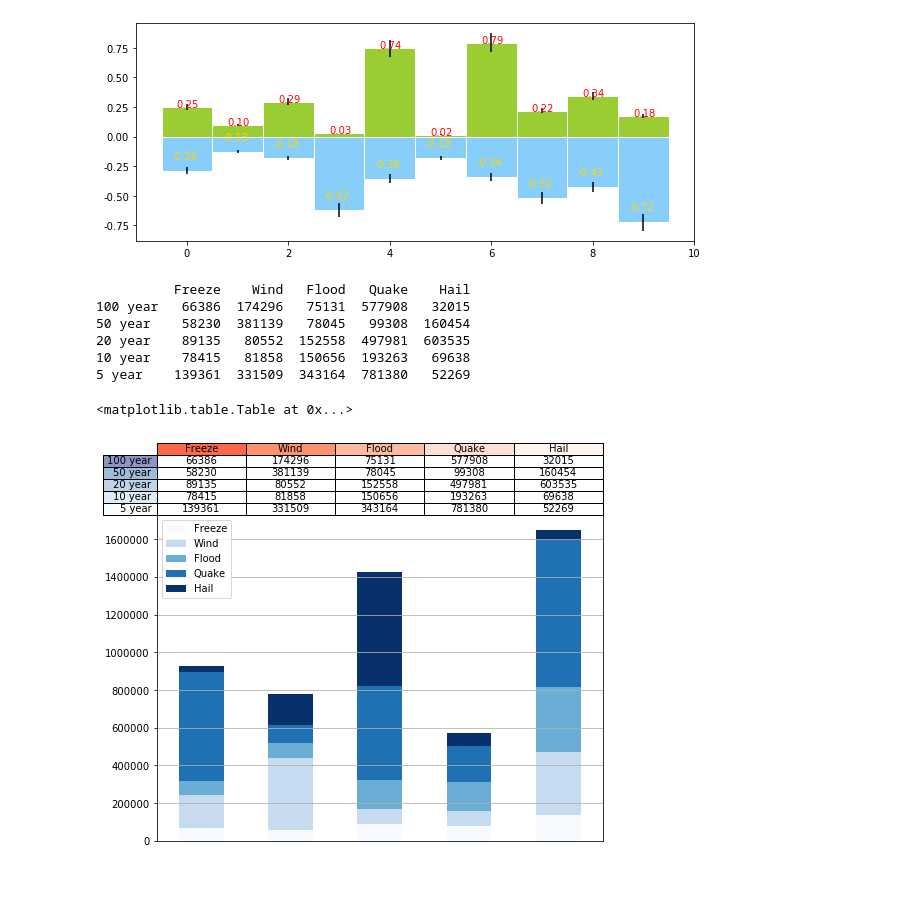
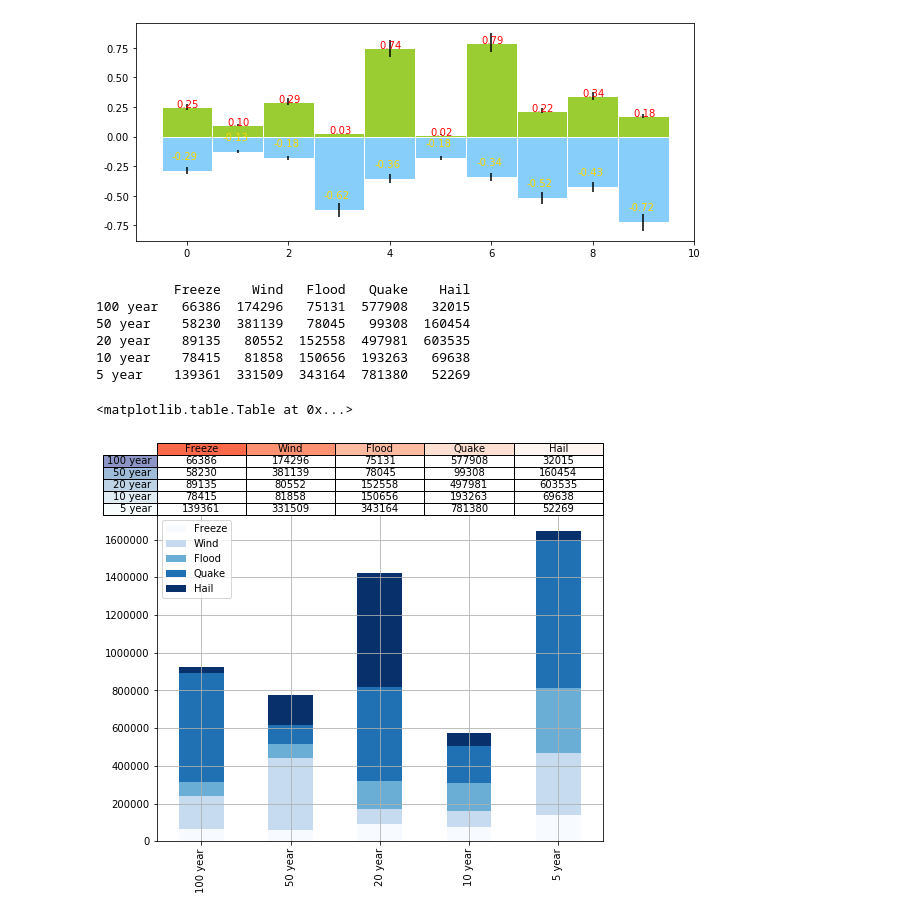
Before and after one commit to tsangyu98/matplotlib_study, a Jupyter notebook: matplotlib_part2.ipynb, the cells around one changed output. Saved outputs shown, nothing was run; the diff lists cells and outputs as text; code cells hidden in the pictures; blank space fills up the shorter version.

```diff
--- a/matplotlib_part2.ipynb
+++ b/matplotlib_part2.ipynb
@@ -138,28 +138,34 @@ for i, j in zip(x, y2):
 # %%
 # 外嵌图表plt.table()
 # table(cellText=None, cellColours=None,cellLoc='right', colWidths=None,rowLabels=None, rowColours=None, rowLoc='left',
 # colLabels=None, colColours=None, colLoc='center',loc='bottom', bbox=None)
 
 data = [[ 66386, 174296,  75131, 577908,  32015],
         [ 58230, 381139,  78045,  99308, 160454],
         [ 89135,  80552, 152558, 497981, 603535],
         [ 78415,  81858, 150656, 193263,  69638],
         [139361, 331509, 343164, 781380,  52269]]
 rows = ['%d year' % x for x in (100, 50, 20, 10, 5)]
 df = pd.DataFrame(data, columns=('Freeze', 'Wind', 'Flood', 'Quake', 'Hail'), index=rows)
 print(df)
 df.plot(kind='bar', grid=True, colormap='Blues', stacked=True, figsize=(8, 6))
-plt.xticks([])
+
 # 创建堆叠图
 plt.table(cellText=data, cellLoc='center', rowLabels=rows, colLabels=df.columns, rowColours=plt.cm.BuPu(np.linspace(0, 0.5, 5))[::-1],
          colColours=plt.cm.Reds(np.linspace(0, 0.5, 5))[::-1], rowLoc='right', loc='top')
 # BuPu可替换成其他colormap
+# cellText：表格文本
+# cellLoc：cell内文本对齐位置
+# rowLabels：行标签
+# colLabels：列标签
+# rowLoc：行标签对齐位置
+# loc：表格位置 → left，right，top，bottom
 # %% [output]
           Freeze    Wind   Flood   Quake    Hail
 100 year   66386  174296   75131  577908   32015
 50 year    58230  381139   78045   99308  160454
 20 year    89135   80552  152558  497981  603535
 10 year    78415   81858  150656  193263   69638
 5 year    139361  331509  343164  781380   52269
 <matplotlib.table.Table at 0x...>
-[figure, old version]
+[figure, new version]
```
Also changed, not shown: parts of 4 cells of this notebook.
